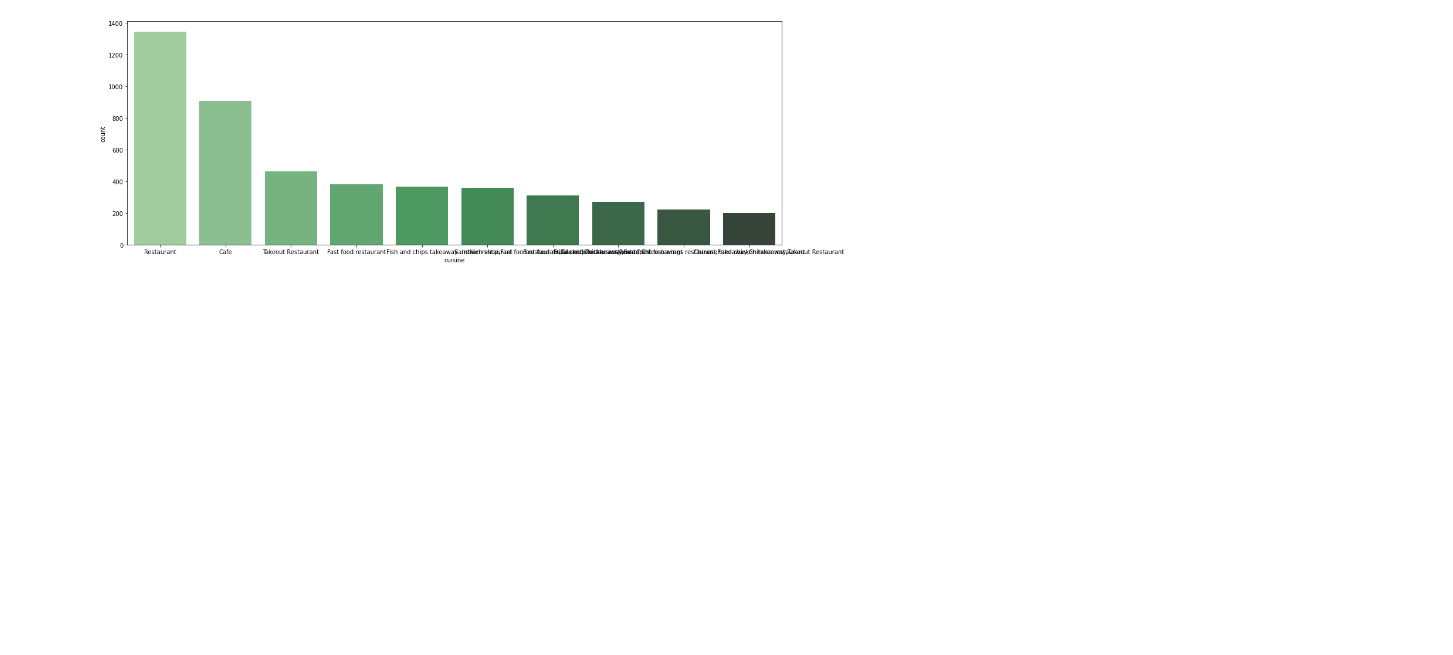
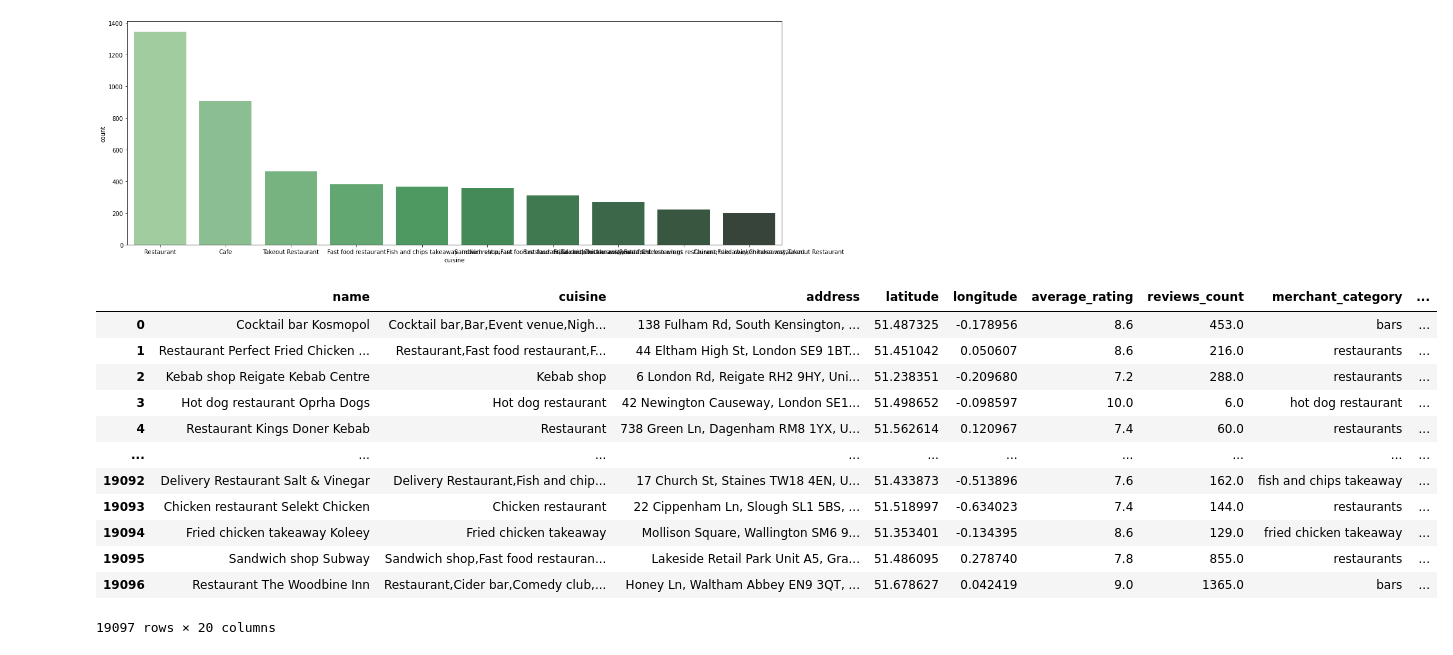
Before and after one commit to LouiseDantas/london-food-delivery, a Jupyter notebook: uber_notebook.ipynb, the cells around one changed output. Saved outputs shown, nothing was run; the diff lists cells and outputs as text; code cells hidden in the pictures; blank space fills up the shorter version.

```diff
--- a/uber_notebook.ipynb
+++ b/uber_notebook.ipynb
@@ -424,3 +485,19 @@ fig=sns.countplot(x="cuisine", data=data, palette="Greens_d",
               order=data.cuisine.value_counts().iloc[0:10].index)
 # %% [output]
 [figure]
+# %%
+data
+# %% [output]
+|  | name | cuisine | address | latitude | longitude | average_rating | reviews_count | merchant_category | ... |
+| 0 | Cocktail bar Kosmopol | Cocktail bar,Bar,Event venue,Nigh... | 138 Fulham Rd, South Kensington, ... | 51.487325 | -0.178956 | 8.6 | 453.0 | bars | ... |
+| 1 | Restaurant Perfect Fried Chicken ... | Restaurant,Fast food restaurant,F... | 44 Eltham High St, London SE9 1BT... | 51.451042 | 0.050607 | 8.6 | 216.0 | restaurants | ... |
+| 2 | Kebab shop Reigate Kebab Centre | Kebab shop | 6 London Rd, Reigate RH2 9HY, Uni... | 51.238351 | -0.209680 | 7.2 | 288.0 | restaurants | ... |
+| 3 | Hot dog restaurant Oprha Dogs | Hot dog restaurant | 42 Newington Causeway, London SE1... | 51.498652 | -0.098597 | 10.0 | 6.0 | hot dog restaurant | ... |
+| 4 | Restaurant Kings Doner Kebab | Restaurant | 738 Green Ln, Dagenham RM8 1YX, U... | 51.562614 | 0.120967 | 7.4 | 60.0 | restaurants | ... |
+| ... | ... | ... | ... | ... | ... | ... | ... | ... | ... |
+| 19092 | Delivery Restaurant Salt & Vinegar | Delivery Restaurant,Fish and chip... | 17 Church St, Staines TW18 4EN, U... | 51.433873 | -0.513896 | 7.6 | 162.0 | fish and chips takeaway | ... |
+| 19093 | Chicken restaurant Selekt Chicken | Chicken restaurant | 22 Cippenham Ln, Slough SL1 5BS, ... | 51.518997 | -0.634023 | 7.4 | 144.0 | restaurants | ... |
+| 19094 | Fried chicken takeaway Koleey | Fried chicken takeaway | Mollison Square, Wallington SM6 9... | 51.353401 | -0.134395 | 8.6 | 129.0 | fried chicken takeaway | ... |
+| 19095 | Sandwich shop Subway | Sandwich shop,Fast food restauran... | Lakeside Retail Park Unit A5, Gra... | 51.486095 | 0.278740 | 7.8 | 855.0 | restaurants | ... |
+| 19096 | Restaurant The Woodbine Inn | Restaurant,Cider bar,Comedy club,... | Honey Ln, Waltham Abbey EN9 3QT, ... | 51.678627 | 0.042419 | 9.0 | 1365.0 | bars | ... |
+19097 rows × 20 columns
```
Also changed, not shown: parts of 18 cells of this notebook, 3 other files.
